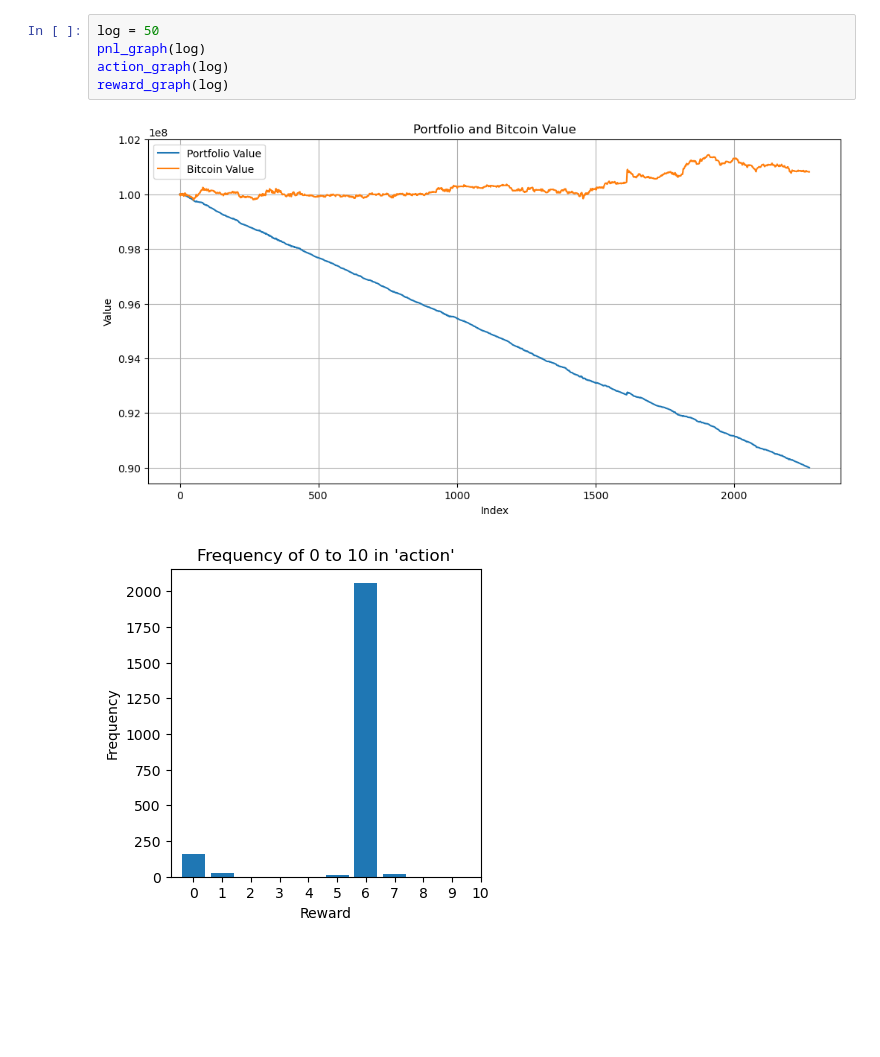
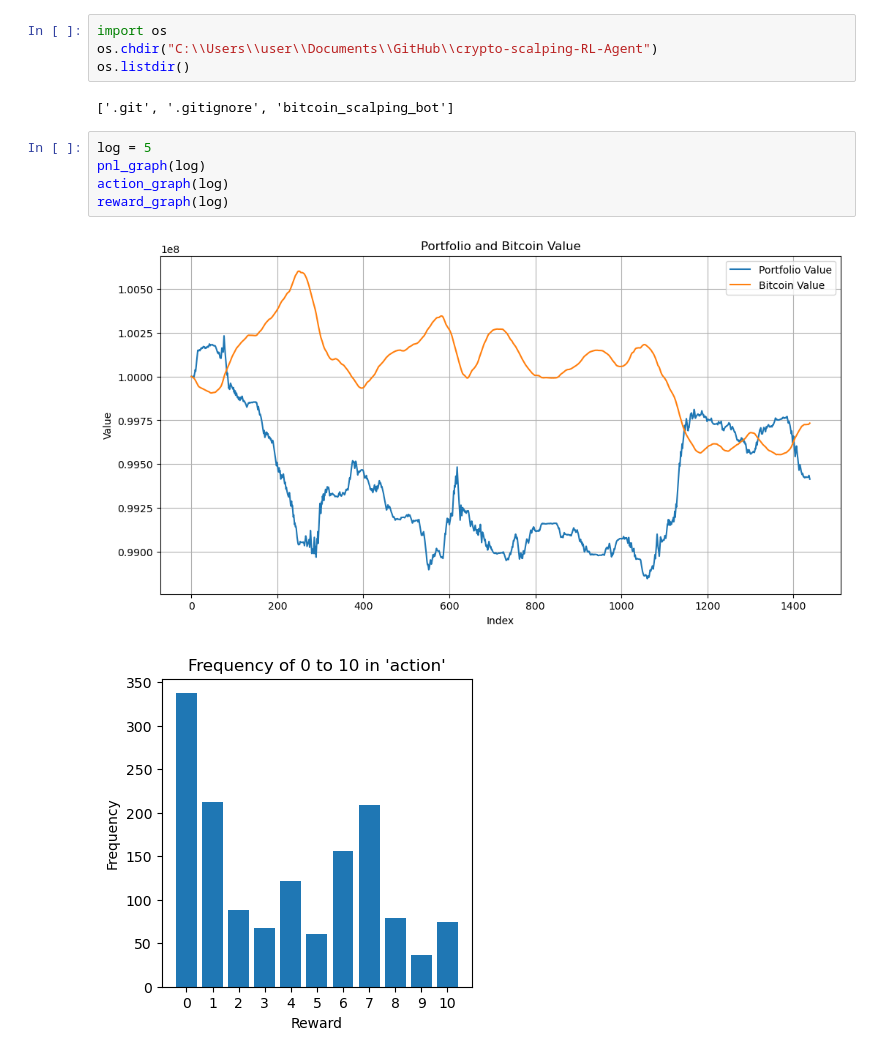
Before and after one commit to donghui-0126/crypto-scalping-RL-Agent, a Jupyter notebook: bitcoin_scalping_bot/version_2/log description.ipynb, the cells around one changed output. Cells and saved outputs as stored; diff of their text form; blank space fills up the shorter version.

```diff
--- a/bitcoin_scalping_bot/version_2/log description.ipynb
+++ b/bitcoin_scalping_bot/version_2/log description.ipynb
@@ -9,8 +7,14 @@ FileNotFoundError: [Errno 2] No such file or directory: 'upbit_data/train_data_2
+# %%
+import os
+os.chdir("C:\\Users\\user\\Documents\\GitHub\\crypto-scalping-RL-Agent")
+os.listdir()
+# %% [output]
+['.git', '.gitignore', 'bitcoin_scalping_bot']
 # %%
-log = 50
+log = 5
 pnl_graph(log)
 action_graph(log)
 reward_graph(log)
 # %% [output]
-[figure, old version]
+[figure, new version]
-[figure, old version]
+[figure, new version]
```
Also changed, not shown: parts of 5 cells of this notebook, 28 other files.
